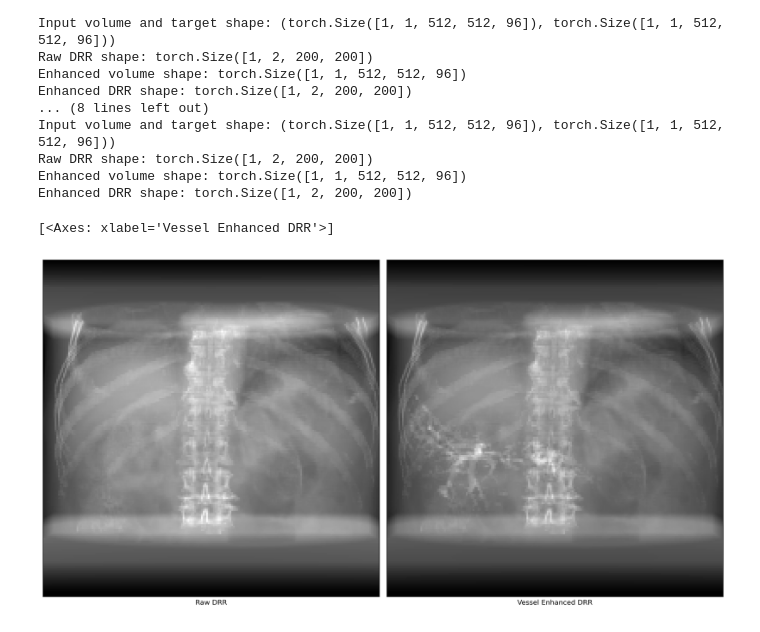
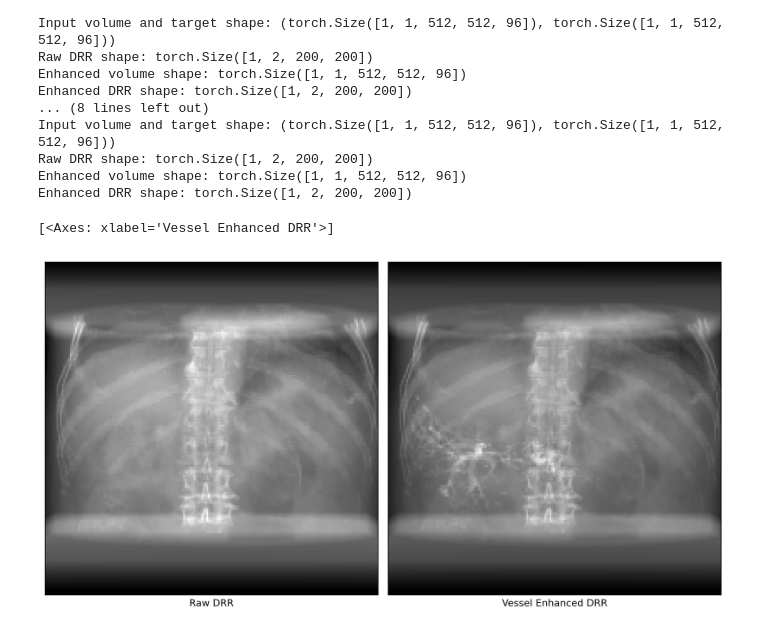
Before and after one commit to LucianoDeben/5ARIP10-ITP-T3G3, a Jupyter notebook: notebooks/pipeline.ipynb, the cells around one changed output. Drawn from its saved outputs; the diff is of its cells as text; code cells hidden in the pictures.

```diff
--- a/notebooks/pipeline.ipynb
+++ b/notebooks/pipeline.ipynb
@@ -366,21 +366,21 @@ Enhanced DRR shape: torch.Size([1, 2, 200, 200])
 # %%
 # Plot the segmentation masks
 fig, axs = plt.subplots(
     nrows=1,
     ncols=2,
-    figsize=(14, 7.75),
+    figsize=(10, 7),
     tight_layout=True,
     dpi=300,
 )
 
 # Plot the DRR, DRR with vessel contrast, and the enhanced DRR
 plot_drr(drr_image_raw.sum(dim=1, keepdim=True), axs=axs[0], ticks=False, title="Raw DRR")
 plot_drr(
     drr_image_enhanced.sum(dim=1, keepdim=True),
     axs=axs[1],
     ticks=False,
     title="Vessel Enhanced DRR",
 )
 # %% [output]
 [<Axes: xlabel='Vessel Enhanced DRR'>]
-[figure, old version]
+[figure, new version]
```
